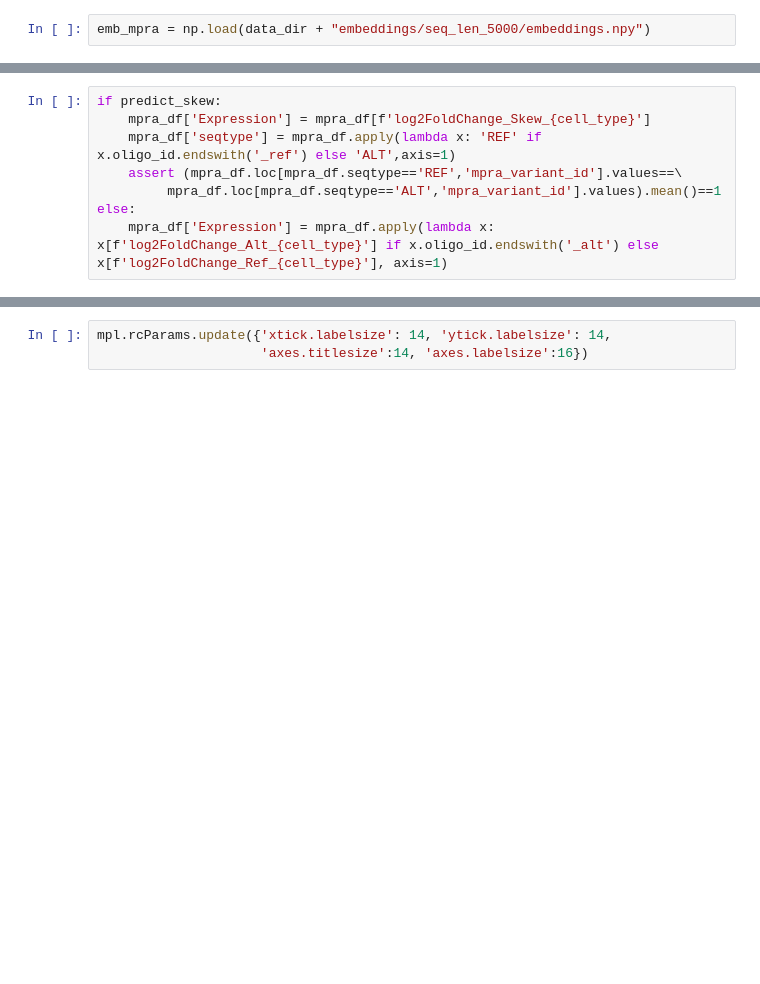
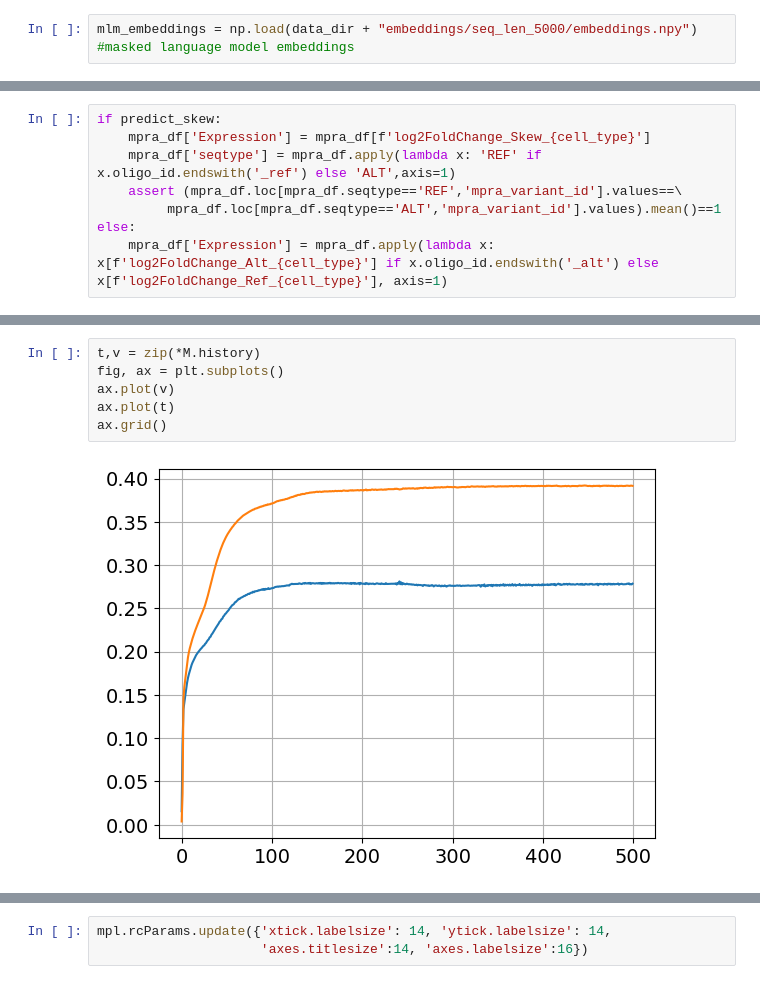
Before and after one commit to sergeyvilov/MLM, a Jupyter notebook: mammals_model/expression_griesemer.ipynb, the cells around one changed output, grey strips where cells are left out. Cells and saved outputs as stored; diff of their text form; blank space fills up the shorter version.

```diff
--- a/mammals_model/expression_griesemer.ipynb
+++ b/mammals_model/expression_griesemer.ipynb
@@ -226,3 +200,3 @@ for mpra_variant_id, other_mpra_variant_ids in df.values.tolist():
 # %%
-emb_mpra = np.load(data_dir + "embeddings/seq_len_5000/embeddings.npy")
+mlm_embeddings = np.load(data_dir + "embeddings/seq_len_5000/embeddings.npy") #masked language model embeddings
 # %%
@@ -348,0 +595,8 @@ clear_output()
+# %%
+t,v = zip(*M.history)
+fig, ax = plt.subplots()
+ax.plot(v)
+ax.plot(t)
+ax.grid()
+# %% [output]
+[figure, added]
```
Also changed, not shown: parts of 53 cells of this notebook, 1 other file.
